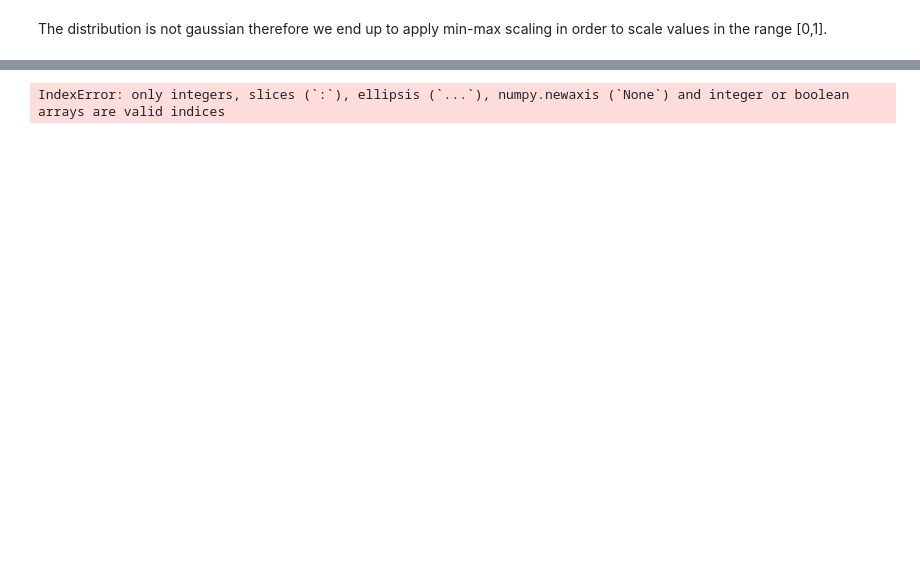
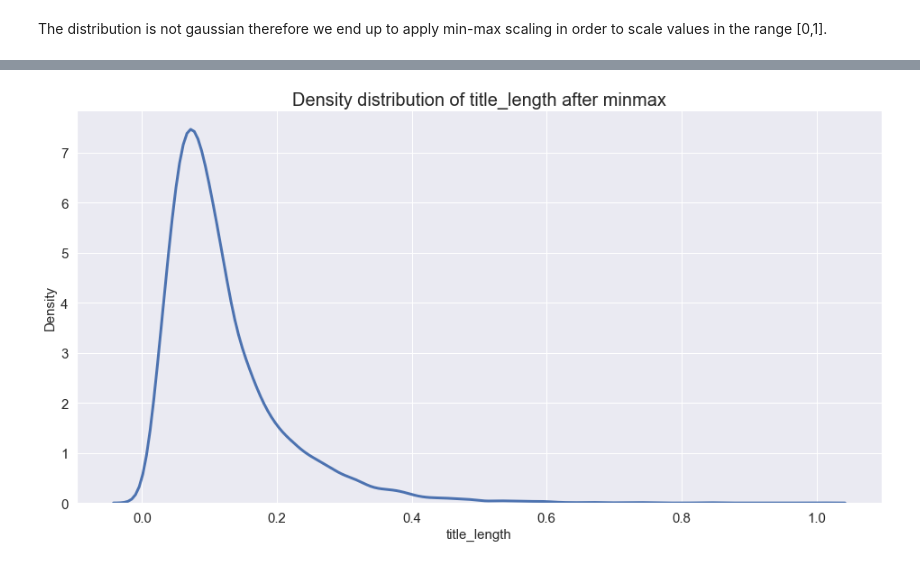
Before and after one commit to prushh/movie-lens-mlp, a Jupyter notebook: notebooks/1.4-data-trasformation-evaluation.ipynb, the cells around one changed output, grey strips where cells are left out. Saved outputs shown, nothing was run; the diff lists cells and outputs as text; code cells hidden in the pictures; blank space fills up the shorter version.

```diff
--- a/notebooks/1.4-data-trasformation-evaluation.ipynb
+++ b/notebooks/1.4-data-trasformation-evaluation.ipynb
@@ -69,3 +54,23 @@ def min_max_scaling(train_x, val_x, test_x, cols):
+# %%
+def min_max_scaling(train_x, val_x, test_x, cols):
+    train_x_scale = train_x.copy()
+    val_x_scale = val_x.copy()
+    test_x_scale = test_x.copy()
+    scaler = MinMaxScaler()
+    for features in cols:
+        feature_train = train_x_scale[features].to_numpy().reshape(-1, 1)
+        feature_val = val_x_scale[features].to_numpy().reshape(-1, 1)
+        feature_test = test_x_scale[features].to_numpy().reshape(-1, 1)
+
+        scaled_train = np.squeeze(scaler.fit_transform(feature_train))
+        scaled_val = np.squeeze(scaler.transform(feature_val))
+        scaled_test = np.squeeze(scaler.transform(feature_test))
+
+        train_x_scale[features] = scaled_train
+        val_x_scale[features] = scaled_val
+        test_x_scale[features] = scaled_test
+
+    return train_x_scale, val_x_scale, test_x_scale
 # %% [markdown]
 As we have seen during the lectures, we have to see the distribution of each variable, in order to decide which is the most suitable method.
 # %% [markdown]
@@ -82,4 +85,5 @@ histplot(train_data['title_length'],
 # %% [markdown]
 The distribution is not gaussian therefore we end up to apply min-max scaling in order to scale values in the range [0,1].
 # %%
-train_data_minmax,val_data_minmax,test_data_minmax=min_max_scaling(train_data,val_data,test_data,['title_length'])
+train_data_minmax, val_data_minmax, test_data_minmax = min_max_scaling(train_data, val_data, test_data,
+                                                                       ['title_length'])
@@ -94,9 +90,7 @@ numpy.ndarray
 # %%
-histplot(train_data_minmax['title_length'],
-         title='Density distribution of title_length',
-         xlabel='length',
-         ylabel='Density',
-         discrete=True,
-         kde=True)
+kdeplot(train_data_minmax['title_length'],
+        title='Density distribution of title_length after minmax',
+        xlabel='title_length',
+        ylabel='Density', filename=os.path.join(PLOT_DIR, 'minmax_title_len.png'))
 # %% [output]
-IndexError: only integers, slices (`:`), ellipsis (`...`), numpy.newaxis (`None`) and integer or boolean arrays are valid indices
+[figure, added]
```
Also changed, not shown: parts of 31 cells of this notebook, 2 other files.
